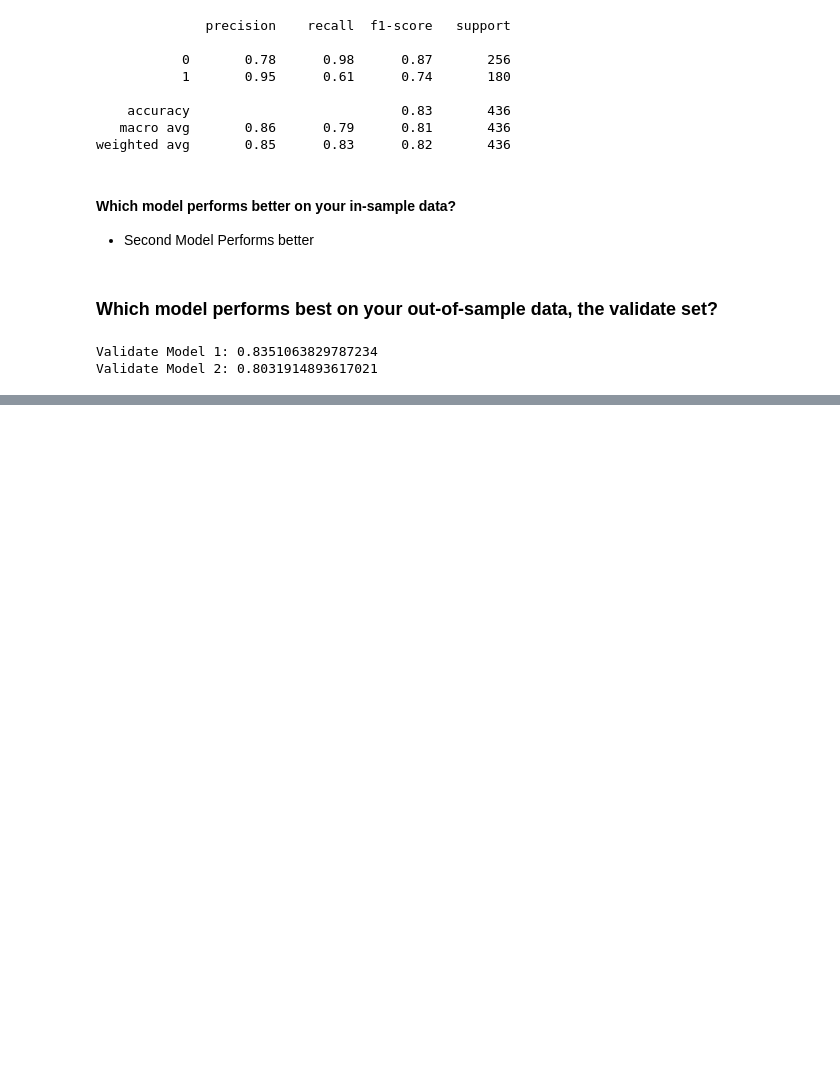
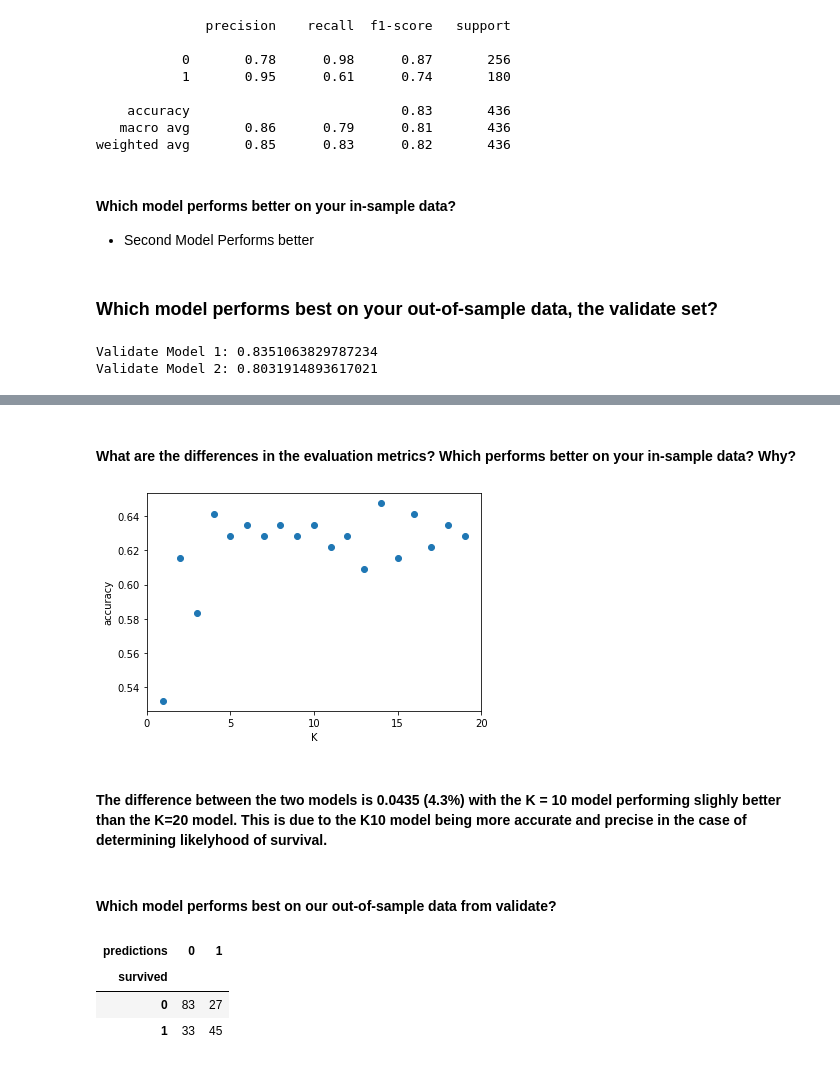
Before and after one commit to DeangeloBowen1/classification-exercises, a Jupyter notebook: model.ipynb, the cells around one changed output, grey strips where cells are left out. Drawn from its saved outputs; the diff is of its cells as text; code cells hidden in the pictures; blank space fills up the shorter version.

```diff
--- a/model.ipynb
+++ b/model.ipynb
@@ -271,0 +851,6 @@ Validate Model 2: 0.8031914893617021
+# %%
+# classification report
+report = pd.DataFrame(classification_report(y_train,
+                                           knn.predict(X_train),
+                                           output_dict=True)).T
+report
@@ -271,0 +900,24 @@ Validate Model 2: 0.8031914893617021
+# %%
+matrix = [10, 20]
+for metrics in matrix:
+
+    # set K to 10, then 20
+    knn = KNeighborsClassifier(n_neighbors=metrics,
+                               weights='uniform')
+
+    knn = knn.fit(X_train, y_train)
+
+    score = knn.score(X_train, y_train)
+
+    # matrix
+    conf_matrix = pd.crosstab(train.survived,
+                                   train.predictions)
+    # get classification report
+    report = pd.DataFrame(classification_report(y_train,
+                                           knn.predict(X_train),
+                                           output_dict=True)).T
+    print(f"KNN where K={metrics}\n")
+    print(f"Score= {score}\n")
+    print(f"Confusion Matrix:\n\n{conf_matrix}\n\n")
+    print(f"Classification Report:\n\n", report, "\n\n")
+    print("-------------------------------------------------")
@@ -271,0 +942,28 @@ Validate Model 2: 0.8031914893617021
+# %% [markdown]
+#### What are the differences in the evaluation metrics? Which performs better on your in-sample data? Why?
+# %%
+k_range = range(1, 20)
+scores = []
+for k in k_range:
+    knn = KNeighborsClassifier(n_neighbors = k)
+    knn.fit(X_train, y_train)
+    scores.append(knn.score(X_test, y_test))
+plt.figure()
+plt.xlabel('K')
+plt.ylabel('accuracy')
+plt.scatter(k_range, scores)
+plt.xticks([0,5,15,10,20])
+plt.show()
+# %% [output]
+[figure, added]
+# %% [markdown]
+#### The difference between the two models is 0.0435 (4.3%) with the K = 10 model performing slighly better than the K=20 model. This is due to the K10 model being more accurate and precise in the case of determining likelyhood of survival.
+# %% [markdown]
+#### Which model performs best on our out-of-sample data from validate?
+# %%
+pd.crosstab(validate.survived, validate.predictions)
+# %% [output]
+| predictions | 0 | 1 |
+| survived |  |  |
+| 0 | 83 | 27 |
+| 1 | 33 | 45 |
```
Also changed, not shown: parts of 80 cells of this notebook.
